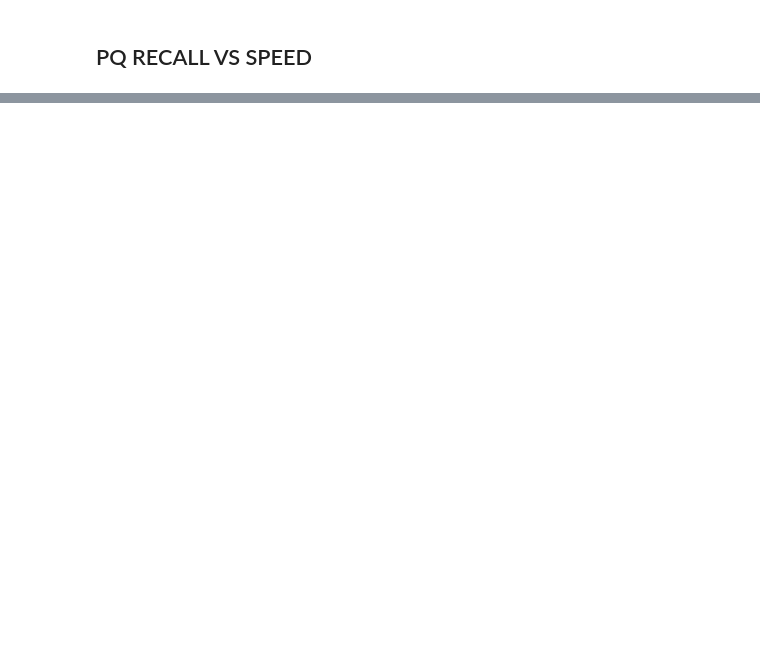
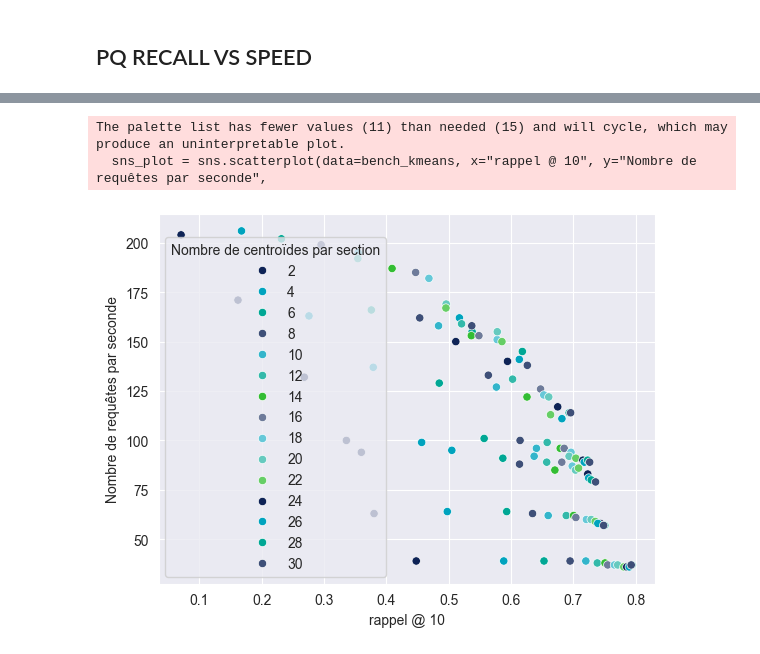
Before and after one commit to AurelienMassiot/simple_vector_db, a Jupyter notebook: notebooks/01_Product_quantization_bench.ipynb, the cells around one changed output, grey strips where cells are left out. Drawn from its saved outputs; the diff is of its cells as text; code cells hidden in the pictures; blank space fills up the shorter version.

```diff
--- a/notebooks/01_Product_quantization_bench.ipynb
+++ b/notebooks/01_Product_quantization_bench.ipynb
@@ -130,0 +127,10 @@ fig.savefig("../figures/pq_recall_vs_speed.png")
+# %%
+
+sns_plot = sns.scatterplot(data=bench_kmeans, x="rappel @ 10", y="Nombre de requêtes par seconde",
+                           palette=custom_palette, hue="Nombre de centroïdes par section")
+fig = sns_plot.get_figure()
+fig.savefig("../figures/pq_recall_vs_speed.png")
+# %% [output]
+The palette list has fewer values (11) than needed (15) and will cycle, which may produce an uninterpretable plot.
+  sns_plot = sns.scatterplot(data=bench_kmeans, x="rappel @ 10", y="Nombre de requêtes par seconde",
+[figure, added]
```
Also changed, not shown: parts of 15 cells of this notebook, 1 other file.
